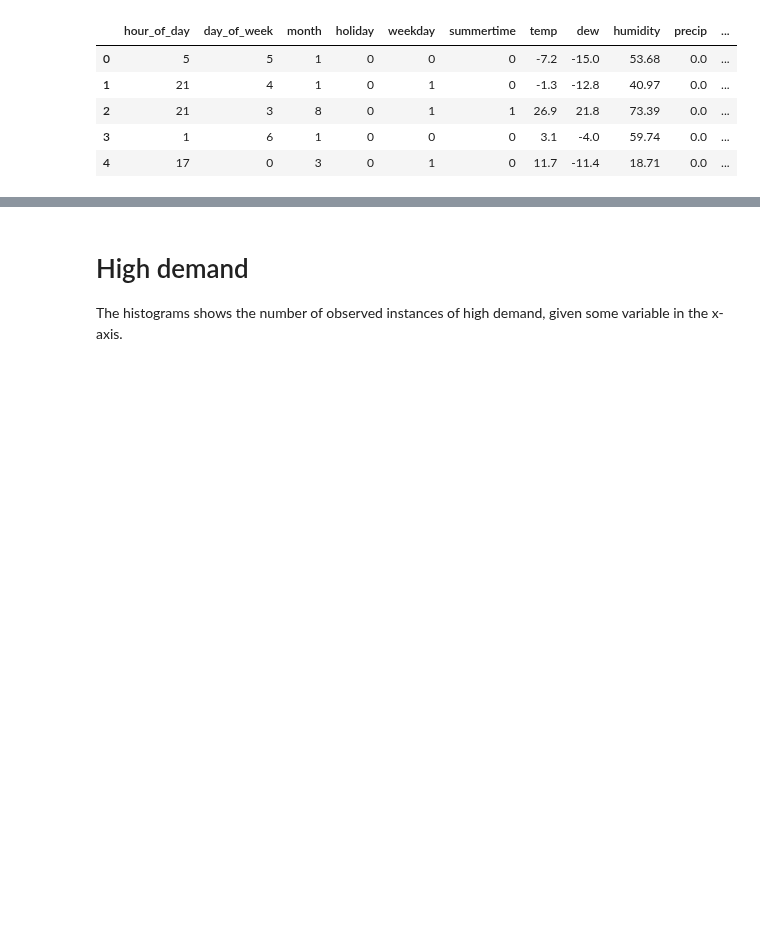
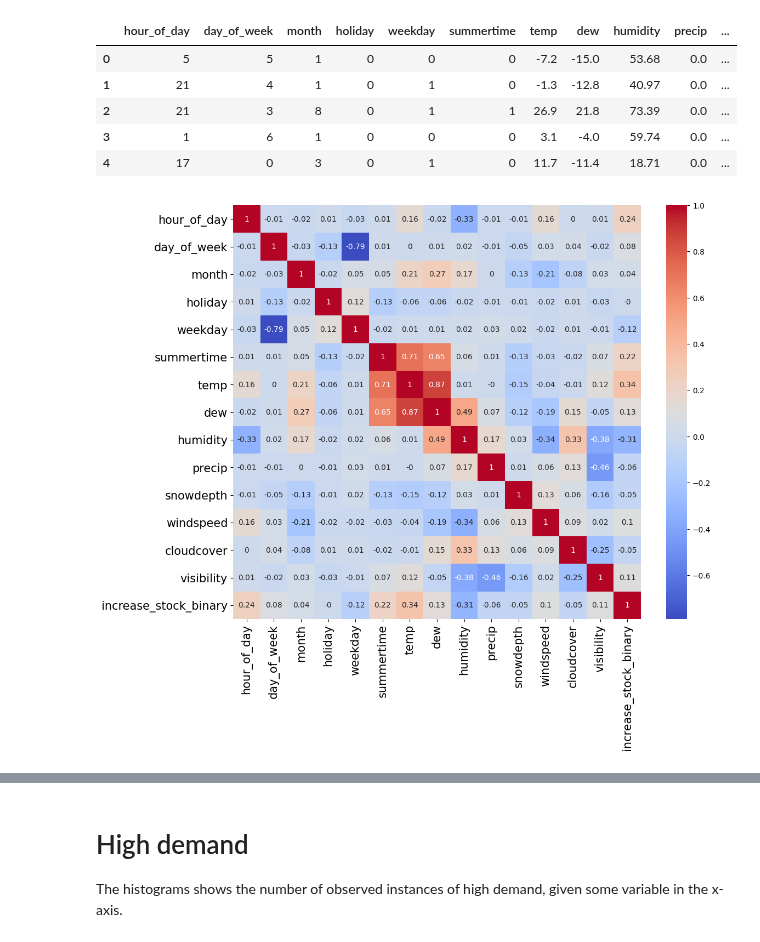
Before and after one commit to SunAndClouds/SML-Project, a Jupyter notebook: Exploratory Data Analysis.ipynb, the cells around one changed output, grey strips where cells are left out. Drawn from its saved outputs; the diff is of its cells as text; code cells hidden in the pictures; blank space fills up the shorter version.

Commit message:
added some figures

```diff
--- a/Exploratory Data Analysis.ipynb
+++ b/Exploratory Data Analysis.ipynb
@@ -12,7 +12,7 @@ plt.rcParams["figure.dpi"] = 100
 file_path = 'Algorithms/training_data.csv'
 data = pd.read_csv(file_path)
 data['increase_stock_binary'] = data['increase_stock'].apply(lambda x: 1 if x == 'high_bike_demand' else 0)
-
+data = data.drop(["increase_stock", "snow"], axis=1)
 # Display the first few rows of the dataframe
 data.head()
 # %% [output]
@@ -22,3 +22,12 @@ data.head()
 | 2 | 21 | 3 | 8 | 0 | 1 | 1 | 26.9 | 21.8 | 73.39 | 0.0 | ... |
 | 3 | 1 | 6 | 1 | 0 | 0 | 0 | 3.1 | -4.0 | 59.74 | 0.0 | ... |
 | 4 | 17 | 0 | 3 | 0 | 1 | 0 | 11.7 | -11.4 | 18.71 | 0.0 | ... |
+# %%
+plt.figure(figsize=(12, 10), dpi=100)
+sns.heatmap(data.corr().round(2), annot=True, cmap='coolwarm')
+plt.xticks(fontsize=15)
+plt.yticks(fontsize=15)
+plt.savefig("correlation matrix")
+plt.show()
+# %% [output]
+[figure, added]
```
Also changed, not shown: parts of 2 cells of this notebook, 1 other file.
